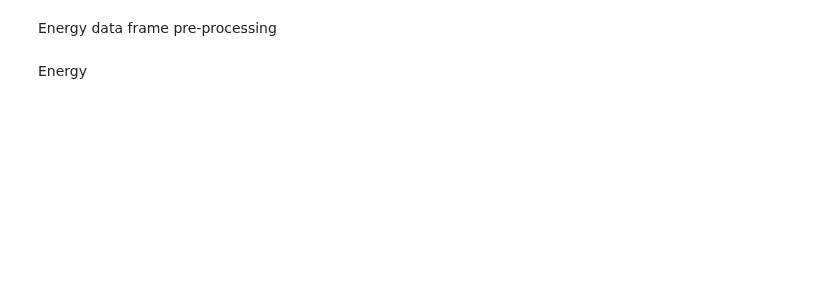
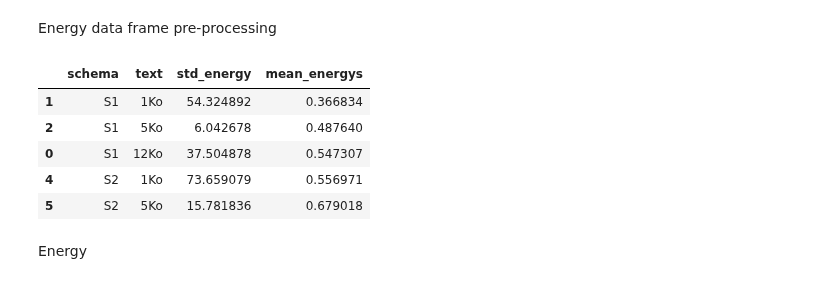
Before and after one commit to donaldonana/FaaS-Benchmark, a Jupyter notebook: text-to-speech/text-to-speech.ipynb, the cells around one changed output. Cells and saved outputs as stored; diff of their text form; code cells hidden in the pictures; blank space fills up the shorter version.

```diff
--- a/text-to-speech/text-to-speech.ipynb
+++ b/text-to-speech/text-to-speech.ipynb
@@ -19,24 +19,31 @@ Energy data frame pre-processing
 # %%
 energy_features = [
     "cpu0_core_joules",
 ]
 
 # dfte : Data Frame Total Energy
 dfte = (
     dfe.copy()
     .assign(
         energy=lambda df: df[energy_features].sum(axis=1)
     )
     .groupby(['schema', 'text'], as_index=False)['energy']
     .agg(std_energy='std', mean_energys='mean')
     .assign(
         mean_energys=lambda df: df.groupby('text')['mean_energys'].transform(max_abs_scale),
         text=lambda df: pd.Categorical(df['text'], categories=text_order, ordered=True),
     )
     .sort_values(['schema', 'text'])
 )
 
-# dfte.head()
+dfte.head()
+# %% [output]
+|  | schema | text | std_energy | mean_energys |
+| 1 | S1 | 1Ko | 54.324892 | 0.366834 |
+| 2 | S1 | 5Ko | 6.042678 | 0.487640 |
+| 0 | S1 | 12Ko | 37.504878 | 0.547307 |
+| 4 | S2 | 1Ko | 73.659079 | 0.556971 |
+| 5 | S2 | 5Ko | 15.781836 | 0.679018 |
 # %%
 
 color_mapping = {
```
Also changed, not shown: parts of 6 cells of this notebook, 5 other files.
